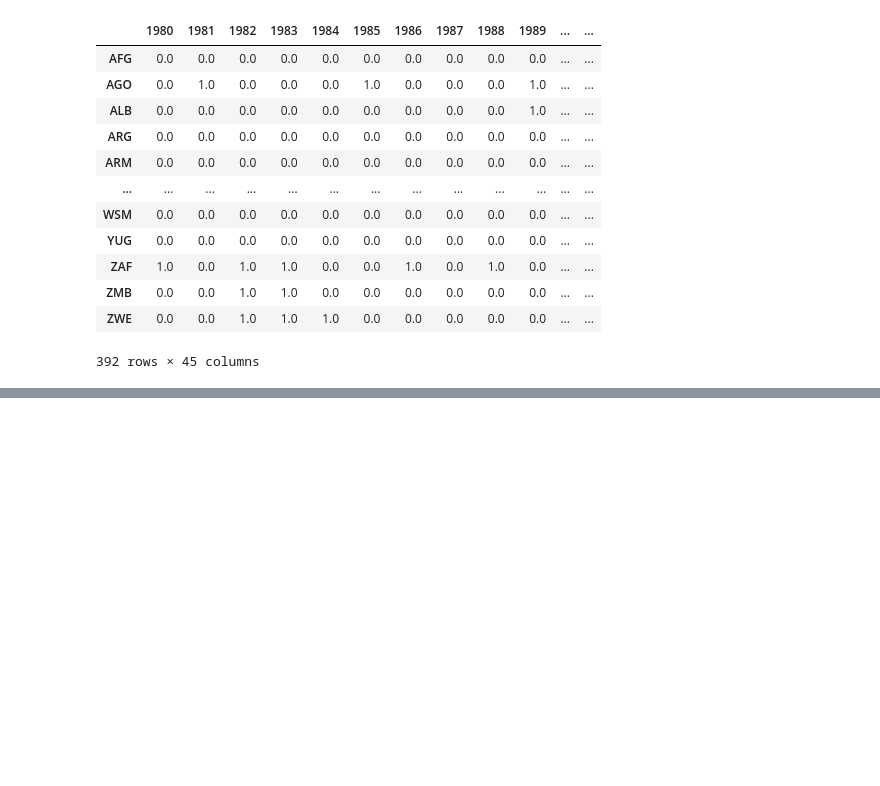
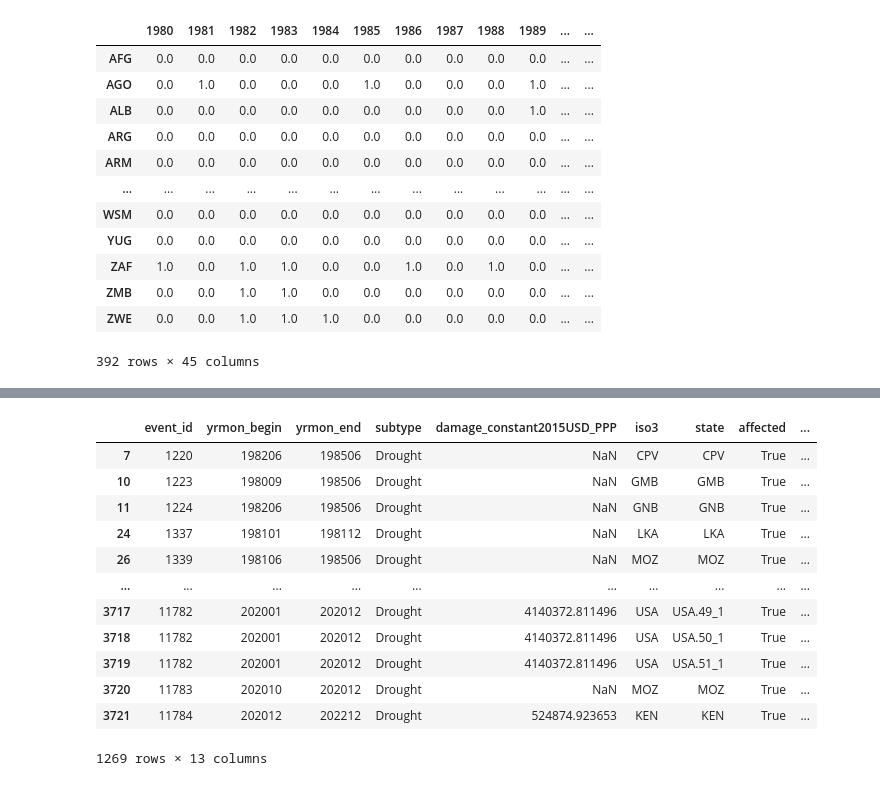
Before and after one commit to ingajsa/drought_damages, a Jupyter notebook: socio_economic/damage_distribution.ipynb, the cells around one changed output, grey strips where cells are left out. Cells and saved outputs as stored; diff of their text form; code cells hidden in the pictures; blank space fills up the shorter version.

```diff
--- a/socio_economic/damage_distribution.ipynb
+++ b/socio_economic/damage_distribution.ipynb
@@ -721,0 +772,3 @@ dams_ts_bin.to_csv('/home/insauer/projects/droughts/droughts/data/socio_economic
+# %%
+evid_natcat=sorted(list(set(natcat_new['event_id'])))
+evid_natcat
@@ -721,0 +793,19 @@ dams_ts_bin.to_csv('/home/insauer/projects/droughts/droughts/data/socio_economic
+# %%
+all_cols=['nat_event_id', 'nat_yrmon_begin', 'nat_yrmon_end', 'nat_damage_constant2015USD_PPP',
+          'nat_iso3', 'nat_state', 'nat_affected', 'nat_affected_area', 'nat_affected_states',
+          'nat_tot_gdp', 'nat_tot_gdp_weight', 'nat_tot_gdp_damage',
+          'em_event_id', 'em_yrmon_begin', 'em_yrmon_end', 'em_damage_constant2015USD_PPP',
+          'em_iso3', 'em_state', 'em_affected', 'em_affected_area', 'em_affected_states',
+          'em_tot_gdp', 'em_tot_gdp_weight', 'em_tot_gdp_damage']
+
+general_cols=['event_id', 'yrmon_begin', 'yrmon_end', 'damage_constant2015USD_PPP',
+          'iso3', 'state', 'affected', 'affected_area', 'affected_states',
+          'tot_gdp', 'tot_gdp_weight', 'tot_gdp_damage']
+
+natcat_cols=['nat_event_id', 'nat_yrmon_begin', 'nat_yrmon_end', 'nat_damage_constant2015USD_PPP',
+          'nat_iso3', 'nat_state', 'nat_affected', 'nat_affected_area', 'nat_affected_states',
+          'nat_tot_gdp', 'nat_tot_gdp_weight', 'nat_tot_gdp_damage']
+
+emdat_cols=['em_event_id', 'em_yrmon_begin', 'em_yrmon_end', 'em_damage_constant2015USD_PPP',
+          'em_iso3', 'em_state', 'em_affected', 'em_affected_area', 'em_affected_states',
+          'em_tot_gdp', 'em_tot_gdp_weight', 'em_tot_gdp_damage']
@@ -721,0 +1077,19 @@ dams_ts_bin.to_csv('/home/insauer/projects/droughts/droughts/data/socio_economic
+# %%
+emdat_matched_ids=list(set(combi_df['em_event_id']))
+# %%
+emdat_unmatched=emdat_new.loc[~emdat_new['event_id'].isin(emdat_matched_ids)]
+emdat_unmatched
+# %% [output]
+|  | event_id | yrmon_begin | yrmon_end | subtype | damage_constant2015USD_PPP | iso3 | state | affected | ... |
+| 7 | 1220 | 198206 | 198506 | Drought | NaN | CPV | CPV | True | ... |
+| 10 | 1223 | 198009 | 198506 | Drought | NaN | GMB | GMB | True | ... |
+| 11 | 1224 | 198206 | 198506 | Drought | NaN | GNB | GNB | True | ... |
+| 24 | 1337 | 198101 | 198112 | Drought | NaN | LKA | LKA | True | ... |
+| 26 | 1339 | 198106 | 198506 | Drought | NaN | MOZ | MOZ | True | ... |
+| ... | ... | ... | ... | ... | ... | ... | ... | ... | ... |
+| 3717 | 11782 | 202001 | 202012 | Drought | 4140372.811496 | USA | USA.49_1 | True | ... |
+| 3718 | 11782 | 202001 | 202012 | Drought | 4140372.811496 | USA | USA.50_1 | True | ... |
+| 3719 | 11782 | 202001 | 202012 | Drought | 4140372.811496 | USA | USA.51_1 | True | ... |
+| 3720 | 11783 | 202010 | 202012 | Drought | NaN | MOZ | MOZ | True | ... |
+| 3721 | 11784 | 202012 | 202212 | Drought | 524874.923653 | KEN | KEN | True | ... |
+1269 rows × 13 columns
```
Also changed, not shown: parts of 13 cells of this notebook.
